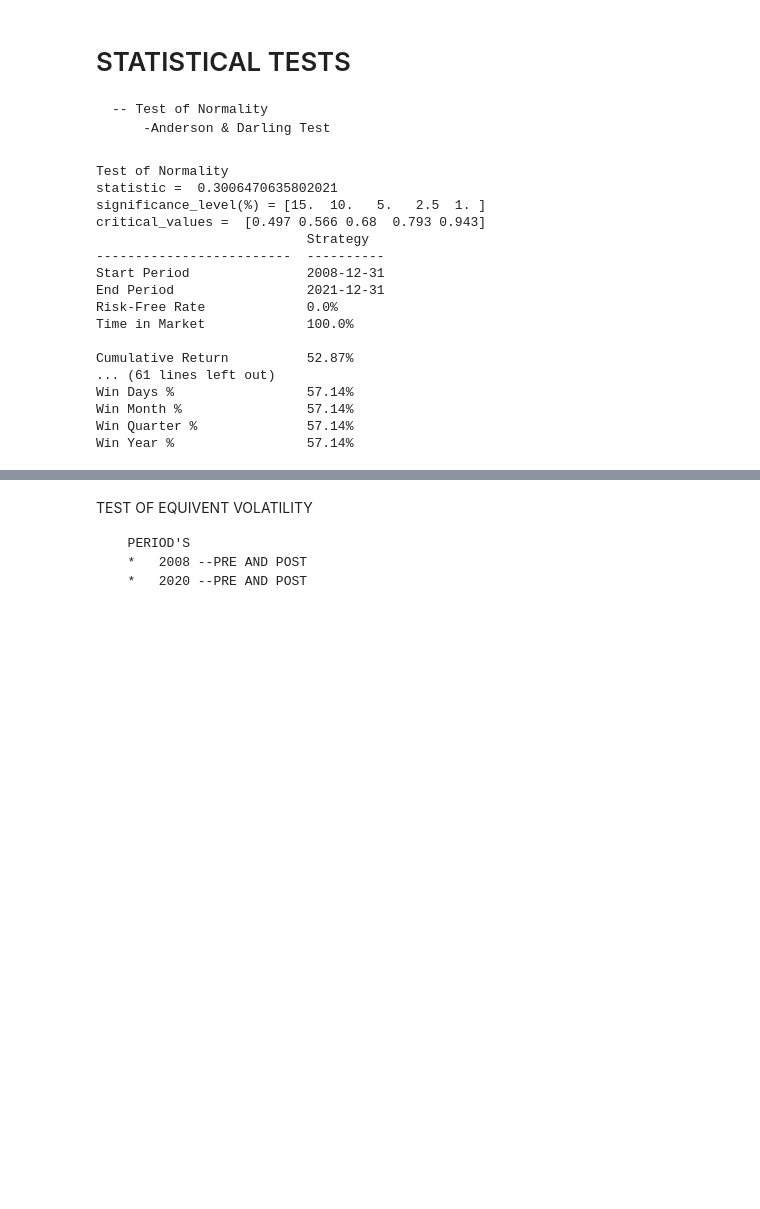
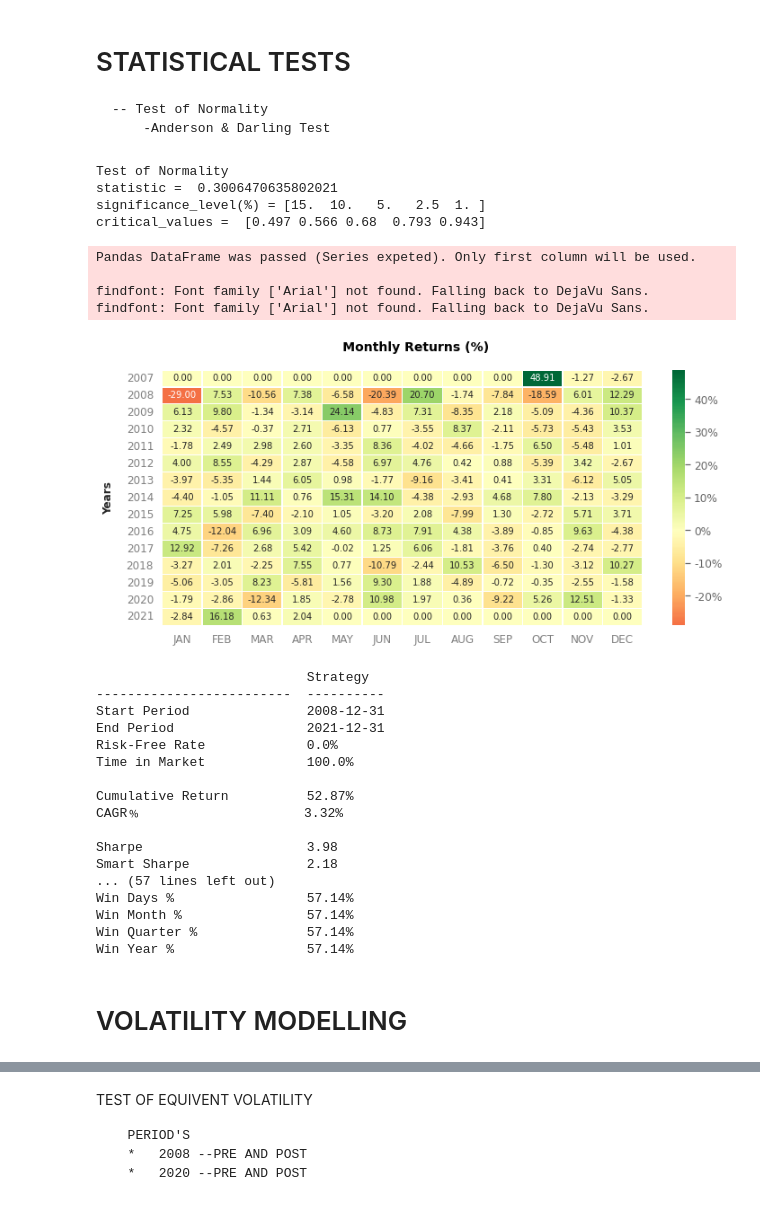
Before and after one commit to AMAYadav/PROJECTS-, a Jupyter notebook: Volatility_study.ipynb, the cells around one changed output, grey strips where cells are left out. Drawn from its saved outputs; the diff is of its cells as text; code cells hidden in the pictures; blank space fills up the shorter version.

```diff
--- a/Volatility_study.ipynb
+++ b/Volatility_study.ipynb
@@ -404,36 +409,47 @@ ret_yearly=yearly_df['Close'].pct_change().dropna()
 # %%
 #stats test -- Test of Normality
 
 values= ret_yearly
 mode= 'full'  #(basic/full)
 
 
 print("Test of Normality",)
 print('statistic = ',anderson(values).statistic)
 print('significance_level(%) =',anderson(values).significance_level)
 print('critical_values = ', anderson(values).critical_values)
-
+qs.plots.monthly_heatmap(df)
 qs.reports.metrics(values,mode=mode)
 # %% [output]
 Test of Normality
 statistic =  0.3006470635802021
 significance_level(%) = [15.  10.   5.   2.5  1. ]
 critical_values =  [0.497 0.566 0.68  0.793 0.943]
-                           Strategy
--------------------------  ----------
-Start Period               2008-12-31
-End Period                 2021-12-31
-Risk-Free Rate             0.0%
-Time in Market             100.0%
-
-Cumulative Return          52.87%
-... (61 lines left out)
-Win Days %                 57.14%
-Win Month %                57.14%
-Win Quarter %              57.14%
-Win Year %                 57.14%
+Pandas DataFrame was passed (Series expeted). Only first column will be used.
+
+findfont: Font family ['Arial'] not found. Falling back to DejaVu Sans.
+findfont: Font family ['Arial'] not found. Falling back to DejaVu Sans.
+[figure, added]
+                           Strategy
+-------------------------  ----------
+Start Period               2008-12-31
+End Period                 2021-12-31
+Risk-Free Rate             0.0%
+Time in Market             100.0%
+
+Cumulative Return          52.87%
+CAGR﹪                     3.32%
+
+Sharpe                     3.98
+Smart Sharpe               2.18
+... (57 lines left out)
+Win Days %                 57.14%
+Win Month %                57.14%
+Win Quarter %              57.14%
+Win Year %                 57.14%
 # %%
 # print("'Returns/Yearly'",)
 # print((ret_yearly*100).describe()[1:8])
 # print('skew (%) =', skew(ret_yearly)*100,)
 # print('kurtosis (%) = ',kurtosis(ret_yearly)*100)
+# %% [markdown]
+# VOLATILITY MODELLING
```
Also changed, not shown: parts of 30 cells of this notebook.
